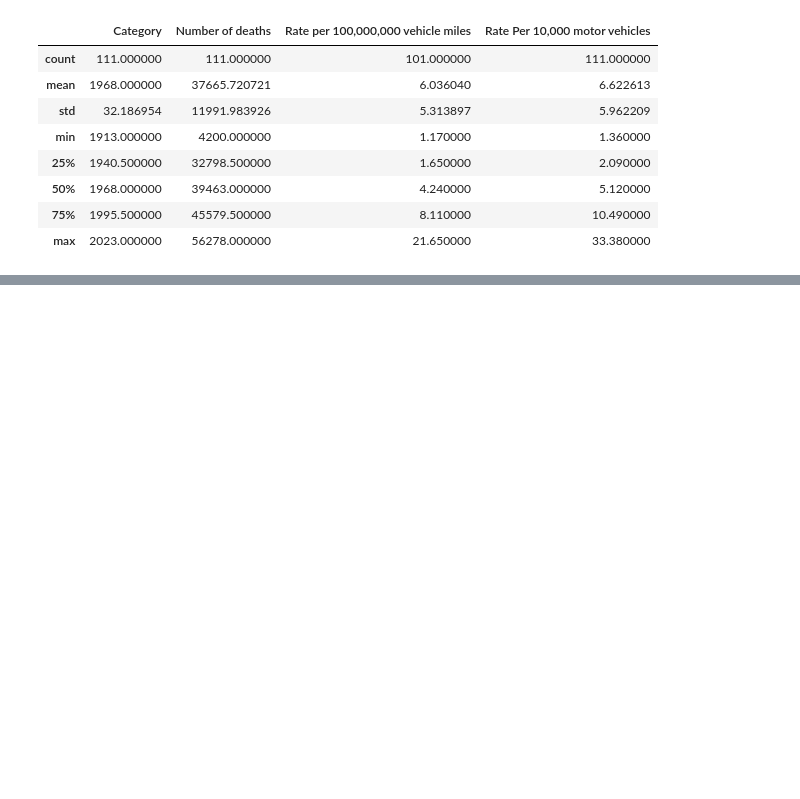
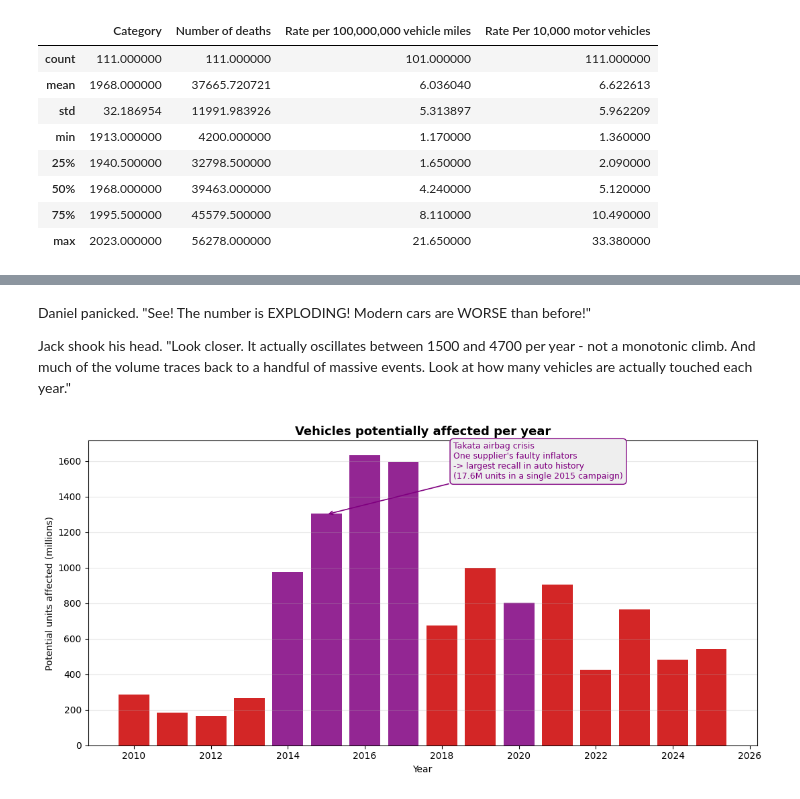
Before and after one commit to LucasHenry11/Vehicle_Safety, a Jupyter notebook: src/part1.ipynb, the cells around one changed output, grey strips where cells are left out. Saved outputs shown, nothing was run; the diff lists cells and outputs as text; code cells hidden in the pictures; blank space fills up the shorter version.

```diff
--- a/src/part1.ipynb
+++ b/src/part1.ipynb
@@ -65,0 +101,28 @@ Jake started walking and explaining cars to Daniel.
+# %% [markdown]
+Daniel panicked. "See! The number is EXPLODING! Modern cars are WORSE than before!"
+
+Jack shook his head. "Look closer. It actually oscillates between 1500 and 4700 per year - not a monotonic climb. And much of the volume traces back to a handful of massive events. Look at how many vehicles are actually touched each year."
+# %%
+units_per_year = df.groupby("recall_year")["potential_units_affected"].sum() / 1e6
+
+takata_years = {2014, 2015, 2016, 2017, 2020}
+
+fig, ax = plt.subplots(figsize=(11, 5.5))
+bars = ax.bar(units_per_year.index, units_per_year.values,
+              color=["purple" if y in takata_years else "#c00" for y in units_per_year.index],
+              alpha=0.85)
+
+ax.annotate("Takata airbag crisis\nOne supplier's faulty inflators\n-> largest recall in auto history\n(17.6M units in a single 2015 campaign)",
+            xy=(2015, 1300), xytext=(2018.3, 1500),
+            fontsize=9, color="purple",
+            arrowprops=dict(arrowstyle="->", color="purple", lw=1.2),
+            bbox=dict(boxstyle="round,pad=0.4", fc="#eee", ec="purple"))
+
+ax.set_title("Vehicles potentially affected per year",
+             fontsize=13, fontweight="bold")
+ax.set_xlabel("Year")
+ax.set_ylabel("Potential units affected (millions)")
+ax.grid(True, axis="y", alpha=0.3)
+plt.tight_layout()
+# %% [output]
+[figure, added]
```
Also changed, not shown: parts of 12 cells of this notebook.
